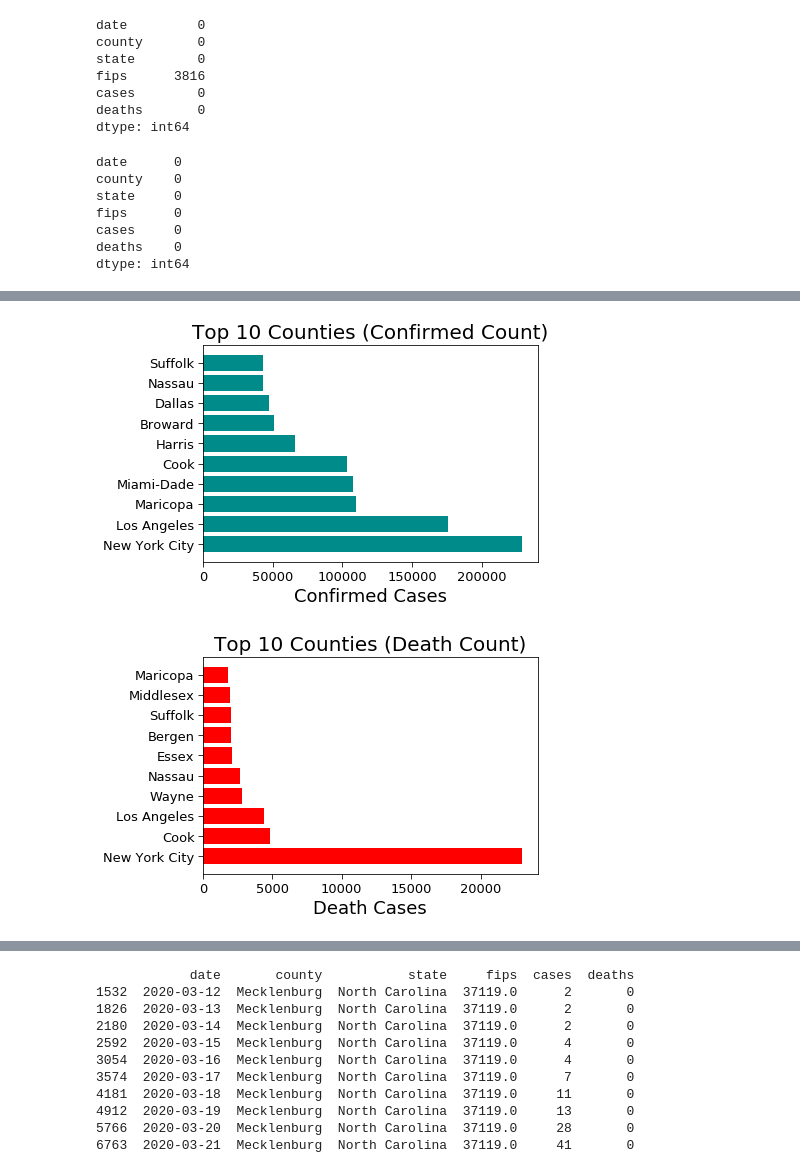
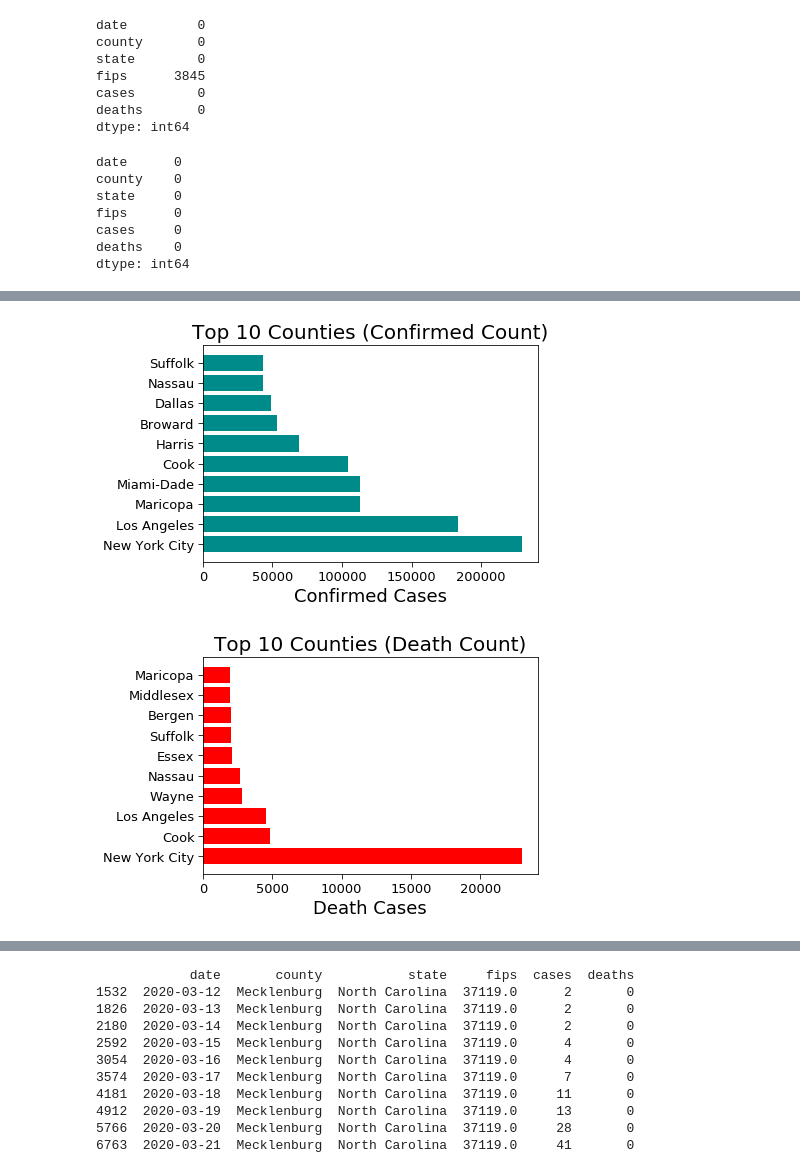
Before and after one commit to SupriyaChinthakuntla/KDD, a Jupyter notebook: Covid19_County.ipynb, the cells around one changed output, grey strips where cells are left out. Drawn from its saved outputs; the diff is of its cells as text; code cells hidden in the pictures.

```diff
--- a/Covid19_County.ipynb
+++ b/Covid19_County.ipynb
@@ -5,6 +7,6 @@ import matplotlib.pyplot as plt
 from sklearn.model_selection import train_test_split
 from sklearn.linear_model import LinearRegression
 # %%
-df_covid_county = pd.read_csv("us-counties.csv")
-print(df_covid_county.tail())
+df_covid_county =  pd.read_csv("https://raw.githubusercontent.com/nytimes/covid-19-data/master/us-counties.csv")
+print(df_covid_county)
 # %% [output]
@@ -20,7 +30,7 @@ print(df_covid_county.isnull().sum())
 date         0
 county       0
 state        0
-fips      3816
+fips      3845
 cases        0
 deaths       0
 dtype: int64
@@ -38,7 +48,10 @@ deaths    0
 dtype: int64
 # %%
 df_covid_county['date'] = pd.to_datetime(df_covid_county['date'])
-mask = (df_covid_county['date'] == "2020-07-27")
+today = pd.Timestamp('today').normalize()
+yesterday = today - timedelta(days = 1)
+print(yesterday)
+mask = (df_covid_county['date'] == yesterday)
 df = df_covid_county.loc[mask]
 
 confirmed_cases= df.nlargest(10,'cases')
@@ -52,4 +66,4 @@ plt.show()
-[figure, old version]
+[figure, new version]
 # %%
 death_cases= df.nlargest(10,'deaths')
 plt.barh(death_cases['county'],death_cases['deaths'],color="Red")
@@ -59,7 +73,7 @@ plt.title("Top 10 Counties (Death Count)",fontsize=20)
 
 plt.show()
 # %% [output]
-[figure, old version]
+[figure, new version]
 # %%
 maskOne = (df['state'] == "North Carolina")
 df = df.loc[maskOne]
```
Also changed, not shown: parts of 7 cells of this notebook.
